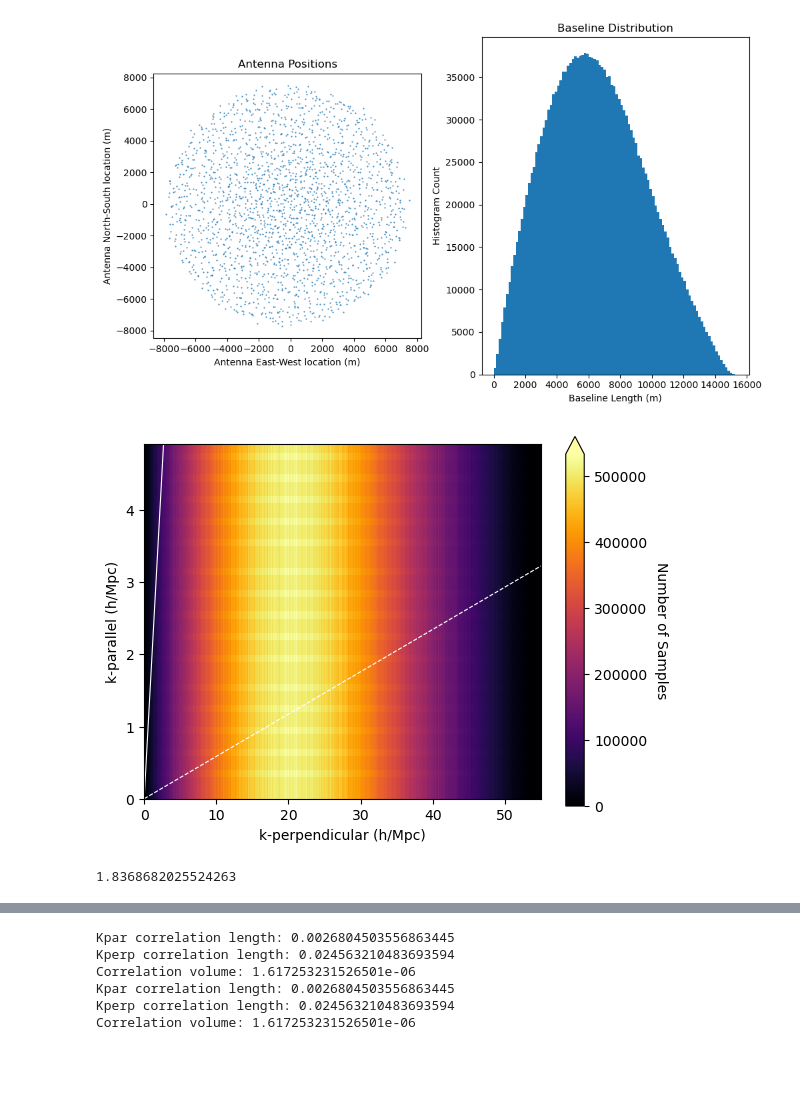
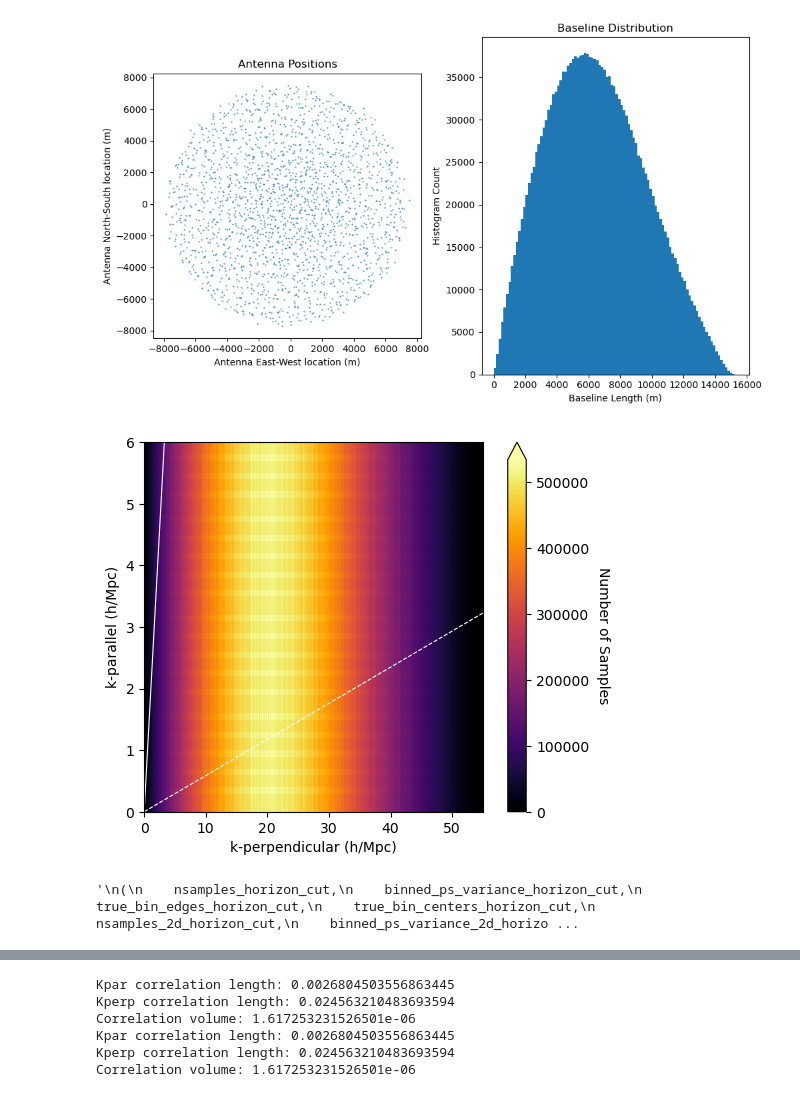
Before and after one commit to rlbyrne/PSsensitivity, a Jupyter notebook: plot_DSA2000_sensitivity.ipynb, the cells around one changed output, grey strips where cells are left out. Saved outputs shown, nothing was run; the diff lists cells and outputs as text; code cells hidden in the pictures; blank space fills up the shorter version.

```diff
--- a/plot_DSA2000_sensitivity.ipynb
+++ b/plot_DSA2000_sensitivity.ipynb
@@ -90,12 +90,22 @@ max_k = np.sqrt(max_kpar**2.0 + max_kperp**2.0)
 
 k_bin_size = 0.1
 min_k = 0.02
-bin_edges_restored = np.arange(min_k, max_k, k_bin_size)
-kpar_bin_edges_restored = np.arange(0, max_kpar, k_bin_size)
-kperp_bin_edges_restored = np.arange(0, max_kperp, k_bin_size)
+bin_edges = np.arange(min_k, max_k, k_bin_size)
+kpar_bin_edges = np.arange(0, max_kpar, k_bin_size)
+kperp_bin_edges = np.arange(0, max_kperp, k_bin_size)
 
 # Run in notebook
-max_k = 5
-bin_edges = np.arange(min_k, max_k, k_bin_size)
-kpar_bin_edges = np.copy(bin_edges)
-kperp_bin_edges = np.copy(bin_edges)
+#max_k = 5
+#bin_edges = np.arange(min_k, max_k, k_bin_size)
+#kpar_bin_edges = np.copy(bin_edges)
+#kperp_bin_edges = np.copy(bin_edges)
+# %%
+# Restore simulation with horizon wedge cut
+with open("simulation_outputs/thermal_noise_no_core_wedge_cut_horizon_za_0.0.npy", "rb") as f:
+    nsamples_horizon_cut = np.load(f)
+    binned_ps_variance_horizon_cut = np.load(f)
+    true_bin_edges_horizon_cut = np.load(f)
+    true_bin_centers_horizon_cut = np.load(f)
+    nsamples_2d_restored = np.load(f)
+    binned_ps_variance_2d_restored = np.load(f)
+f.close()
@@ -102,14 +120,5 @@ kperp_bin_edges = np.copy(bin_edges)
 # %%
 # Make 2D Nsamples plot from restored data
-
-with open("simulation_outputs/thermal_noise_no_core_wedge_cut_horizon_za_0.0.npy", "rb") as f:
-    nsamples_restored = np.load(f)
-    binned_ps_variance_restored = np.load(f)
-    true_bin_edges_restored = np.load(f)
-    true_bin_centers_restored = np.load(f)
-    nsamples_2d_restored = np.load(f)
-    binned_ps_variance_2d_restored = np.load(f)
-f.close()
 
 # Get wedge slope
 kperp_conv_factor = array_sensitivity.get_kperp_conversion_factor(freq_hz)
@@ -118,35 +127,35 @@ wedge_slope = kpar_conv_factor / (kperp_conv_factor * freq_hz)
 
 field_of_view_radius = np.sqrt(field_of_view_deg2 / np.pi)
 fov_wedge_slope = wedge_slope * np.sin(np.radians(field_of_view_radius))
 
 fig, ax = plt.subplots()
 use_cmap = cm.get_cmap("inferno").copy()
 cax = ax.imshow(
     nsamples_2d_restored.T,
     origin="lower",
     interpolation="none",
     extent=[
-        np.min(kperp_bin_edges_restored),
-        np.max(kperp_bin_edges_restored),
-        np.min(kpar_bin_edges_restored),
-        np.max(kpar_bin_edges_restored)
+        np.min(kperp_bin_edges),
+        np.max(kperp_bin_edges),
+        np.min(kpar_bin_edges),
+        np.max(kpar_bin_edges)
     ],
     vmin=0,
     vmax=np.max(nsamples_2d_restored),
     cmap=use_cmap,
     #norm="log",
     aspect=10.,
 )
 ax.set_xlabel("k-perpendicular (h/Mpc)")
 ax.set_ylabel("k-parallel (h/Mpc)")
 ax.set_xlim([0, 55])
 ax.set_ylim([0, np.max(kpar_bin_edges)])
 plt.plot([0, 55], [0, wedge_slope*55], c="white", linewidth=.8)
 plt.plot([0, 55], [0, fov_wedge_slope*55], "--", c="white", linewidth=.8)
 #ax.grid(linewidth=.5)
 cbar = fig.colorbar(cax, extend="max")
 cbar.set_label("Number of Samples", rotation=270, labelpad=15)
 plt.savefig("plots/2d_nsampes.png", dpi=600)
 plt.show()
 # %% [output]
-[figure, old version]
+[figure, new version]
@@ -201,4 +162,29 @@ plt.show()
-# %%
-print(field_of_view_radius)
-# %% [output]
-1.8368682025524263
+# %%
+# Run horizon cut simulation in notebook
+"""
+(
+    nsamples_horizon_cut,
+    binned_ps_variance_horizon_cut,
+    true_bin_edges_horizon_cut,
+    true_bin_centers_horizon_cut,
+    nsamples_2d_horizon_cut,
+    binned_ps_variance_2d_horizon_cut,
+) = array_sensitivity.delay_ps_sensitivity_analysis(
+    antpos_filepath=antpos_filepath,
+    min_freq_hz=min_freq_hz,
+    max_freq_hz=max_freq_hz,
+    tsys_k=tsys_k,
+    aperture_efficiency=aperture_efficiency,
+    antenna_diameter_m=antenna_diameter_m,
+    freq_resolution_hz=freq_resolution_hz,
+    int_time_s=int_time_s,
+    max_bl_m=max_bl_m,
+    k_bin_edges_1d=bin_edges,
+    kpar_bin_edges=kpar_bin_edges,
+    kperp_bin_edges=kperp_bin_edges,
+    wedge_extent_deg=90.0,
+    zenith_angle=0.0,
+)
+"""
+# %% [output]
+'\n(\n    nsamples_horizon_cut,\n    binned_ps_variance_horizon_cut,\n    true_bin_edges_horizon_cut,\n    true_bin_centers_horizon_cut,\n    nsamples_2d_horizon_cut,\n    binned_ps_variance_2d_horizo ...
```
Also changed, not shown: parts of 28 cells of this notebook, 8 other files.
